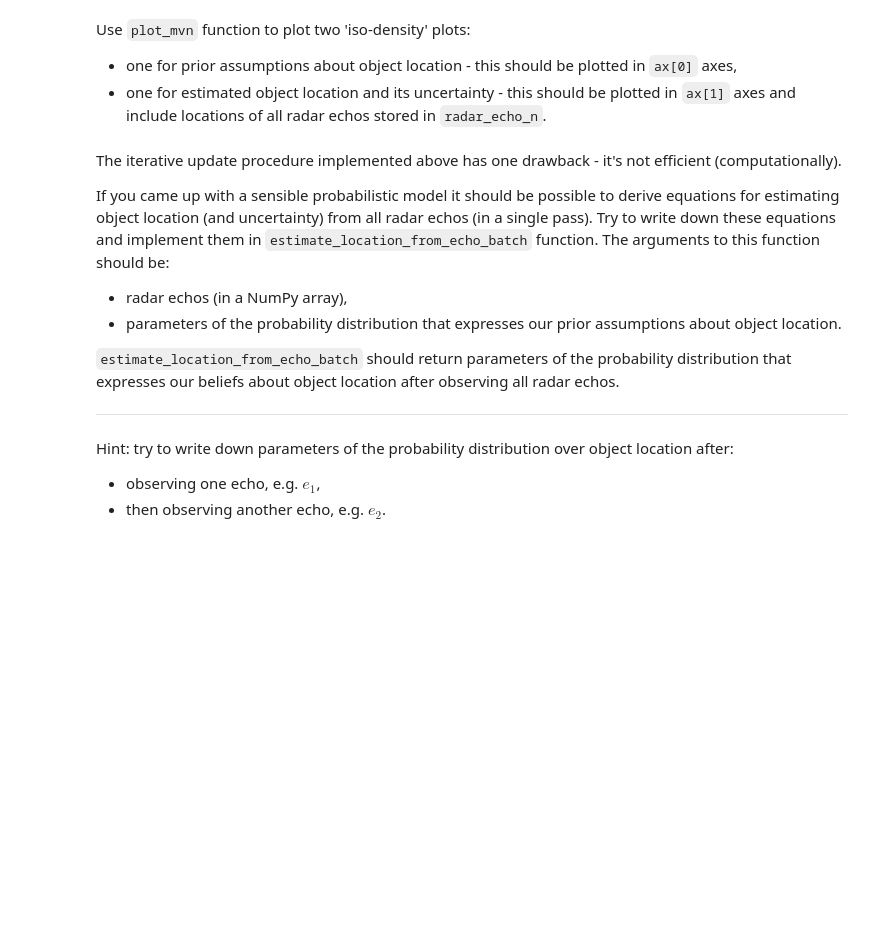
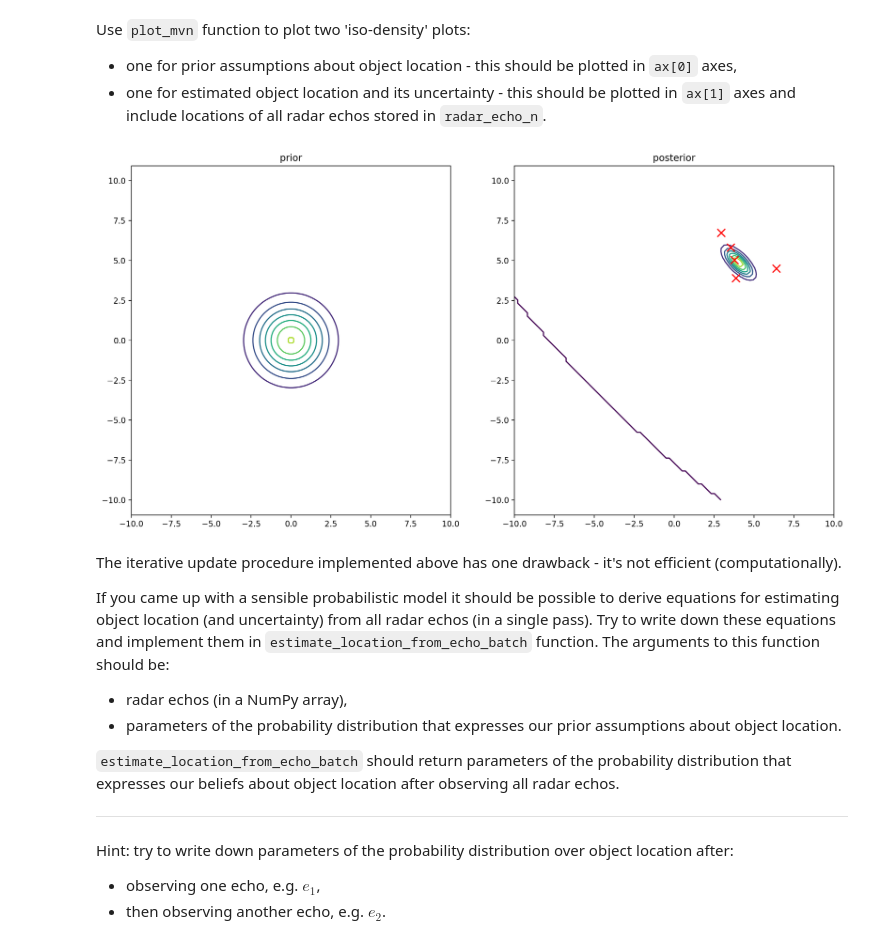
Before and after one commit to WSm-77/elements_of_statistical_machine_learning, a Jupyter notebook: lab2/lab2.ipynb, the cells around one changed output. Saved outputs shown, nothing was run; the diff lists cells and outputs as text; code cells hidden in the pictures; blank space fills up the shorter version.

```diff
--- a/lab2/lab2.ipynb
+++ b/lab2/lab2.ipynb
@@ -159,3 +151,12 @@ raise Exception('Implement the iterative location/uncertainty update procedure d
+# %%
+def estimate_location_from_multiple_echo(echo_n, prior_expected, prior_Sigma, radar_echo_Prec):
+    posterior_expected_multiple_echo = prior_expected
+    posterior_Sigma_multiple_echo = prior_Sigma
+
+    for echo in echo_n:
+        posterior_expected_multiple_echo, posterior_Sigma_multiple_echo = estimate_location_from_echo(echo, posterior_expected_multiple_echo, inv(posterior_Sigma_multiple_echo), radar_echo_Prec)
+
+    return posterior_expected_multiple_echo, posterior_Sigma_multiple_echo
 # %% [markdown]
 Use `plot_mvn` function to plot two 'iso-density' plots:
 - one for prior assumptions about object location - this should be plotted in `ax[0]` axes,
@@ -167,3 +164,12 @@ raise Exception('Plot the requested iso-density plots')
+# %%
+_, ax = plt.subplots(1, 2, figsize=(16,8))
+
+posterior_expected_multiple_echo, posterior_Sigma_multiple_echo = estimate_location_from_multiple_echo(radar_echo_n, prior_expected, prior_Sigma, radar_echo_Prec)
+
+plot_mvn(ax[0], prior_expected, prior_Sigma, title="prior")
+plot_mvn(ax[1], posterior_expected_multiple_echo, posterior_Sigma_multiple_echo, radar_echo_n, title="posterior")
+# %% [output]
+[figure, added]
 # %% [markdown]
 The iterative update procedure implemented above has one drawback - it's not efficient (computationally).
 
```
Also changed, not shown: parts of 10 cells of this notebook, 1 other file.
